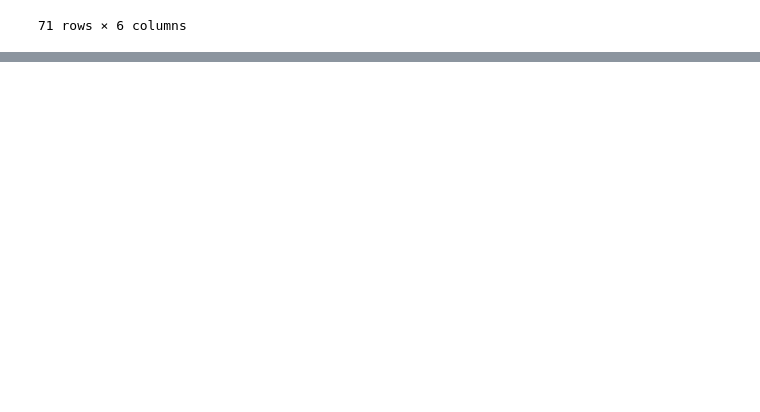
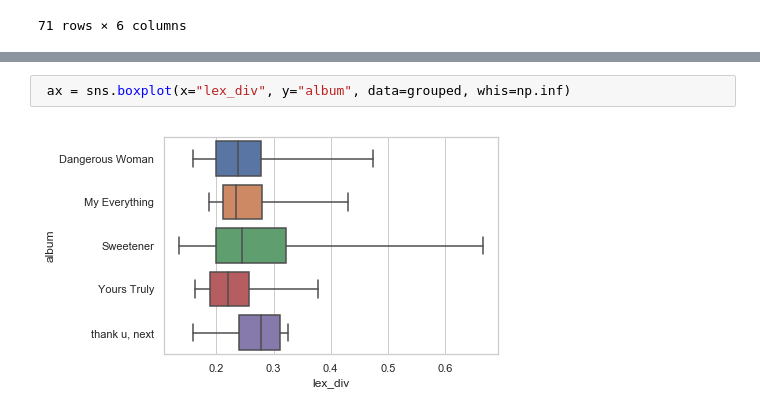
Before and after one commit to victoriahuynh/arianalysis, a Jupyter notebook: analysis.ipynb, the cells around one changed output, grey strips where cells are left out. Drawn from its saved outputs; the diff is of its cells as text; blank space fills up the shorter version.

```diff
--- a/analysis.ipynb
+++ b/analysis.ipynb
@@ -93,0 +211,4 @@ df
+# %%
+ ax = sns.boxplot(x="lex_div", y="album", data=grouped, whis=np.inf)
+# %% [output]
+[figure, added]
```
Also changed, not shown: parts of 16 cells of this notebook, 16 other files.
